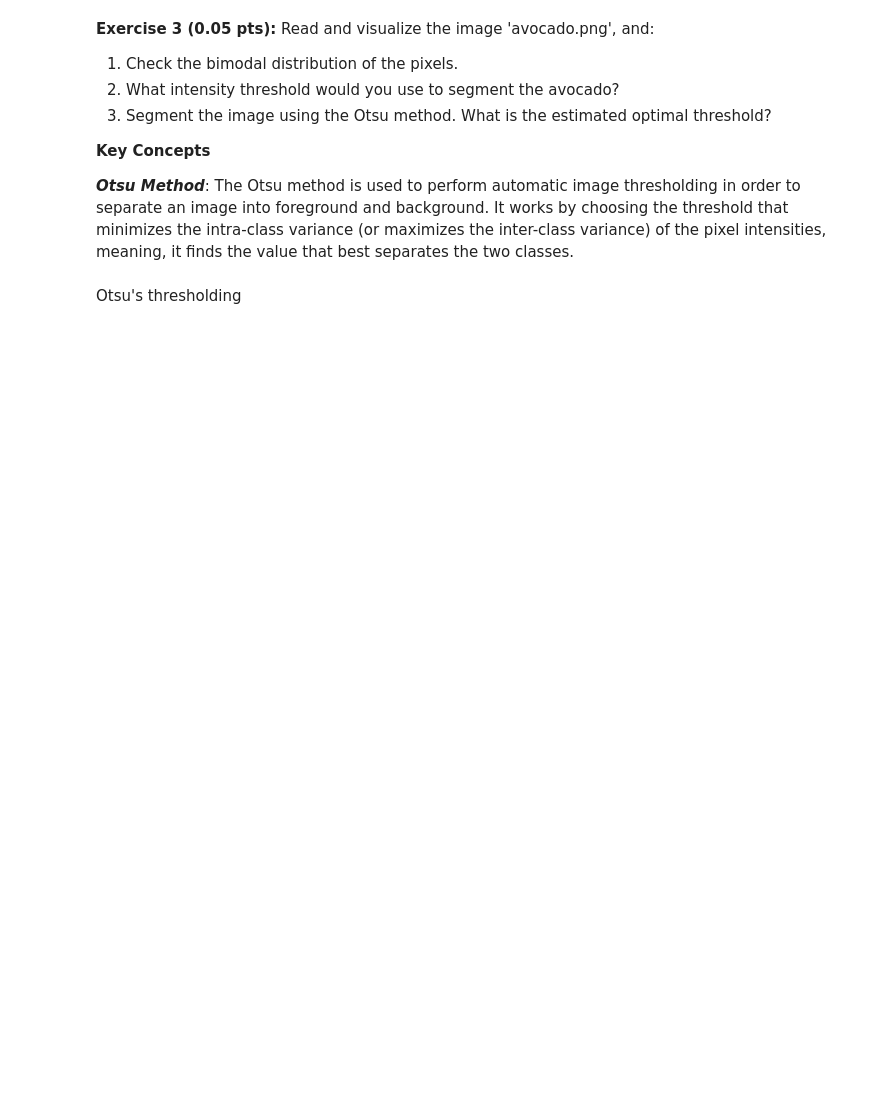
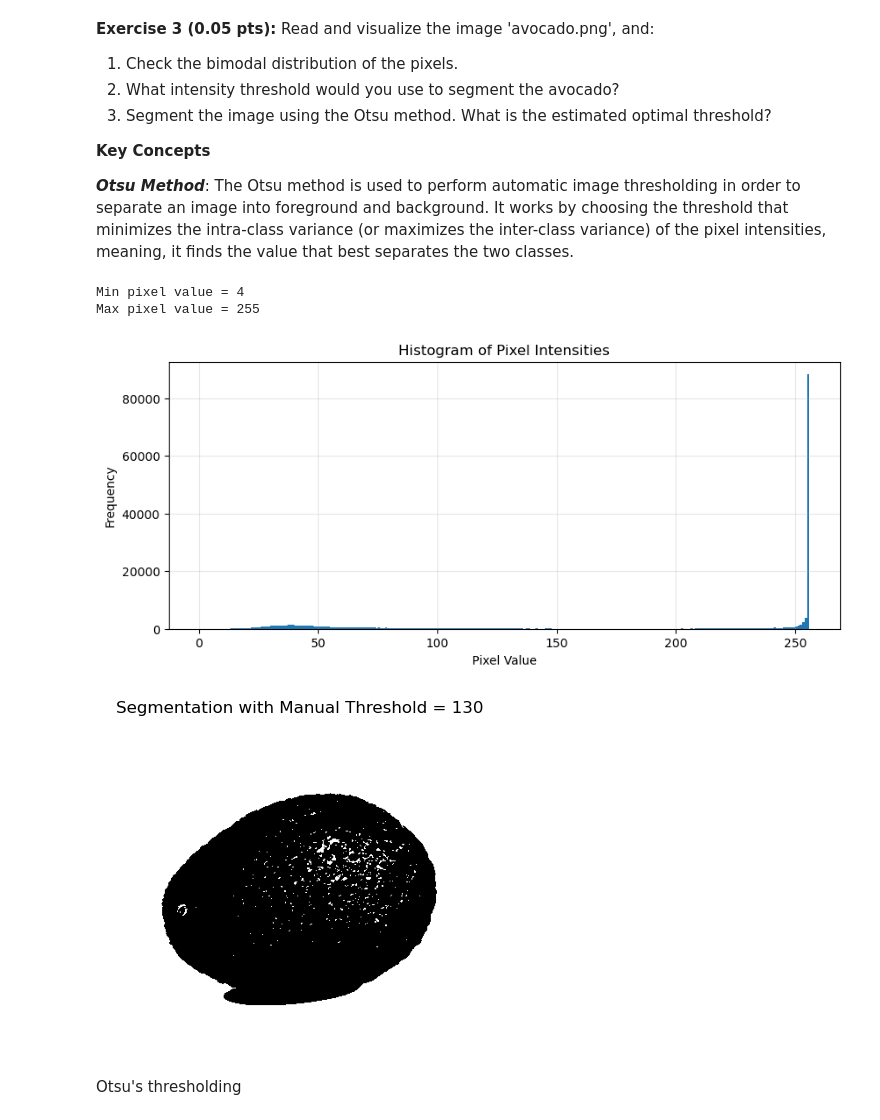
Before and after one commit to hugogs7/CV-I, a Jupyter notebook: t4 image segmentation/Lab4_CV1_MIA/Lab4_25_26.ipynb, the cells around one changed output. Saved outputs shown, nothing was run; the diff lists cells and outputs as text; code cells hidden in the pictures; blank space fills up the shorter version.

```diff
--- a/t4 image segmentation/Lab4_CV1_MIA/Lab4_25_26.ipynb
+++ b/t4 image segmentation/Lab4_CV1_MIA/Lab4_25_26.ipynb
@@ -163,16 +270,61 @@ it finds the value that best separates the two classes.
 # %%
 # Load and visualize 'avocado.png' in grayscale and inspect its histogram.
 # Inspect the minimum and maximum pixel values
 #    Ex.: np.min(img) and np.max(img)
 # Plot the histogram of pixel intensities
 # Given the histogram, decide where you would place a manual threshold to separate the avocado from the background
 
 #YOUR CODE HERE
 # img = cv2.imread(...)
 #if img is None:
 #    (...)
 #print('Min and max pixel value =',np.min(...), ',',np.max(...))
 #(...)
+
+import cv2
+import numpy as np
+from matplotlib import pyplot as plt
+
+# Load the image in grayscale
+img = cv2.imread('./images/avocado.png', cv2.IMREAD_GRAYSCALE)
+
+if img is not None:
+    # Inspect the minimum and maximum pixel values
+    print('Min pixel value =', np.min(img))
+    print('Max pixel value =', np.max(img))
+
+    # Plot the histogram of pixel intensities to decide the threshold
+    plt.figure(figsize=(10, 4))
+    plt.hist(img.ravel(), 256, [0, 256])
+    plt.title('Histogram of Pixel Intensities')
+    plt.xlabel('Pixel Value')
+    plt.ylabel('Frequency')
+    plt.grid(True, alpha=0.3)
+    plt.show()
+
+    # --- MANUAL THRESHOLD CALCULATION ---
+    # Based on the histogram above, look for the valley between the two peaks.
+    # Replace '100' with the value you observe in the plot.
+    manual_threshold = 130
+
+    # Apply the manual threshold to segment the image
+    # Pixels > manual_threshold will be set to 255 (white), others to 0 (black)
+    _, segmented_img_manual = cv2.threshold(img, manual_threshold, 255, cv2.THRESH_BINARY)
+
+    # Visualize the result
+    plt.figure(figsize=(5, 5))
+    plt.imshow(segmented_img_manual, cmap='gray')
+    plt.title(f'Segmentation with Manual Threshold = {manual_threshold}')
+    plt.axis('off')
+    plt.show()
+
+else:
+    print("Error: Image 'avocado.png' not found. Check the path.")
+# %% [output]
+Min pixel value = 4
+Max pixel value = 255
+[figure, added]
+[figure, added]
 # %% [markdown]
 Otsu's thresholding
 # %%
```
Also changed, not shown: parts of 34 cells of this notebook.
